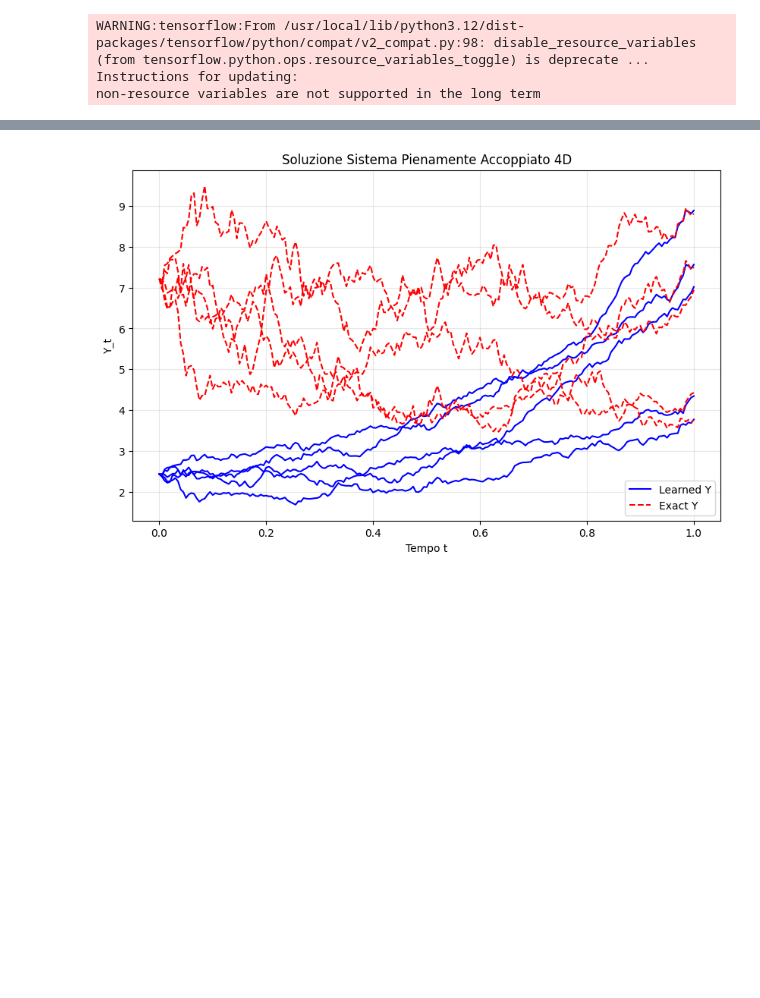
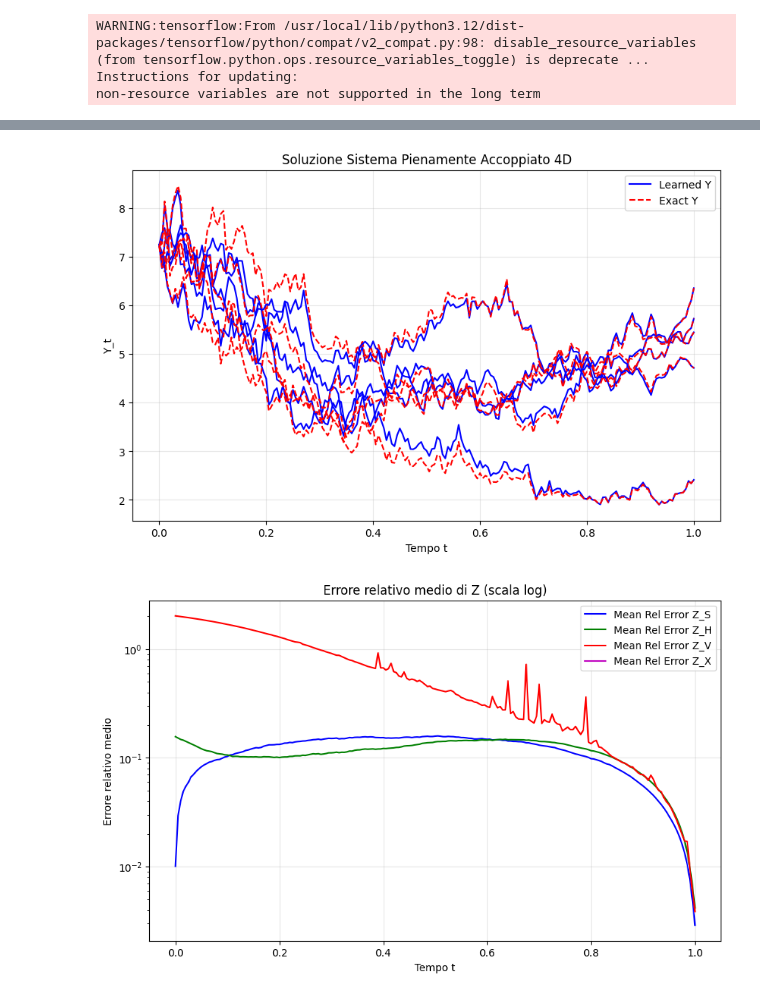
Before and after one commit to EmanueleLippi/code, a Jupyter notebook: FBSDENN_Lippi/notebook/fully_coupled.ipynb, the cells around one changed output, grey strips where cells are left out. Saved outputs shown, nothing was run; the diff lists cells and outputs as text; code cells hidden in the pictures; blank space fills up the shorter version.

```diff
--- a/FBSDENN_Lippi/notebook/fully_coupled.ipynb
+++ b/FBSDENN_Lippi/notebook/fully_coupled.ipynb
@@ -281,7 +287,9 @@ class NN(FBSNN):
 
         term1 = (1.0 + H) * (mu * (c - S) * exp_S)
         term2 = mu * (c - H) * exp_S
-        term3 = (2.0 * V + X_state) * (a * (X_state**2 + b * H + c * V))
+        Z_V = Z[:, 2:3]
+        V_from_Z = 0.5 * ((tf.exp(t) * Z_V / s3) - X_state)
+        term3 = (2.0 * V + X_state) * (a * (X_state**2 + b * H + c * V_from_Z))
         term4 = V**2 + s3**2
         term5 = 0.5 * exp_S * (s1**2) * (1.0 + H)
 
@@ -331,41 +339,56 @@ if __name__ == "__main__":
     model = NN(Xi, T, M, N, D, layers, params)
 
     print("===WARMUP===")
-    model.train(N_Iter = 500, learning_rate=1e-4)
+    model.train(N_Iter=500, learning_rate=1e-4)
 
     print("=== Avvio training (High Precision) ===")
-    # Strategia di training a step
-    model.train(N_Iter = 3000, learning_rate = 1e-3)
-    model.train(N_Iter = 5000, learning_rate = 1e-4)
-    model.train(N_Iter = 5000, learning_rate = 1e-5)
-    model.train(N_Iter = 3000, learning_rate = 1e-6)
+    model.train(N_Iter=3000, learning_rate=1e-3)
+    model.train(N_Iter=5000, learning_rate=1e-4)
+    model.train(N_Iter=5000, learning_rate=1e-5)
+    model.train(N_Iter=3000, learning_rate=1e-6)
 
     # --- PLOTTING ---
     t_test, W_test = model.fetch_minibatch()
-    X_pred, Y_pred = model.predict(Xi, t_test, W_test)
+    X_pred, Y_pred, Z_pred = model.predict(Xi, t_test, W_test)
 
     def u_exact(t, Xi_arr):
         S = Xi_arr[:, 0:1]
         H = Xi_arr[:, 1:2]
         V = Xi_arr[:, 2:3]
-        X = Xi_arr[:, 3:4]
-        # u = e^-t * (e^S + e^S*H + V^2 + X*V)
-        return np.exp(-t) * (np.exp(S) + np.exp(S)*H + V**2 + X*V)
+        X_state = Xi_arr[:, 3:4]
+        return np.exp(-t) * (np.exp(S) + np.exp(S)*H + V**2 + X_state*V)
+
+    def z_exact(t, Xi_arr):
+        S = Xi_arr[:, 0:1]
+        H = Xi_arr[:, 1:2]
+        V = Xi_arr[:, 2:3]
+        X_state = Xi_arr[:, 3:4]
+
+        s1 = params['s1']
+        s2 = params['s2']
+        s3 = params['s3']
+
+        common = np.exp(-t)
+        z_s = common * np.exp(S) * (1.0 + H) * s1
+        z_h = common * np.exp(S) * s2
+        z_v = common * (2.0 * V + X_state) * s3
+        z_x = np.zeros_like(z_s)
+
+        return np.concatenate([z_s, z_h, z_v, z_x], axis=1)
 
     Xi_reshaped = X_pred.reshape(-1, D)
     t_reshaped = t_test.reshape(-1, 1)
 
-    # Calcolo soluzione esatta sui punti predetti
     Y_exact = u_exact(t_reshaped, Xi_reshaped).reshape(M, N+1, 1)
+    Z_exact = z_exact(t_reshaped, Xi_reshaped).reshape(M, N+1, D)
 
-    exact_Y0 = u_exact(np.array([[0.0]]), Xi)[0,0]
+    exact_Y0 = u_exact(np.array([[0.0]]), Xi)[0, 0]
     print(f"\nPredicted Y0: {Y_pred[0,0,0]:.4f}")
     print(f"Exact Y0:     {exact_Y0:.4f}")
 
     plt.figure(figsize=(10,6))
     plt.plot(t_test[0,:,0], Y_pred[0,:,0], 'b', label='Learned Y')
     plt.plot(t_test[0,:,0], Y_exact[0,:,0], 'r--', label='Exact Y')
-    # Plot di altre traiettorie per vedere la varianza
     plt.plot(t_test[1:5,:,0].T, Y_pred[1:5,:,0].T, 'b')
     plt.plot(t_test[1:5,:,0].T, Y_exact[1:5,:,0].T, 'r--')
     plt.title("Soluzione Sistema Pienamente Accoppiato 4D")
@@ -374,6 +397,25 @@ if __name__ == "__main__":
     plt.legend()
     plt.grid(True, alpha=0.3)
     plt.show()
+
+    # Errore relativo medio sui componenti di Z (stile log_z, ma corretto per ogni componente)
+    eps = 1e-8
+    rel_err_Z = np.abs((Z_pred - Z_exact) / (np.abs(Z_exact) + eps))
+    mean_rel_err_Z = np.mean(rel_err_Z, axis=0)  # (N+1, D)
+
+    labels = ['Z_S', 'Z_H', 'Z_V', 'Z_X']
+    colors = ['b', 'g', 'r', 'm']
+
+    plt.figure(figsize=(10,6))
+    for d in range(D):
+        plt.plot(t_test[0,:,0], mean_rel_err_Z[:, d], colors[d], label=f'Mean Rel Error {labels[d]}')
+    plt.yscale('log')
+    plt.title('Errore relativo medio di Z (scala log)')
+    plt.xlabel('Tempo t')
+    plt.ylabel('Errore relativo medio')
+    plt.legend()
+    plt.grid(True, alpha=0.3)
+    plt.show()
 # %% [output]
 Device mapping:
 /job:localhost/replica:0/task:0/device:GPU:0 -> device: 0, name: Tesla T4, pci bus id: 0000:00:04.0, compute capability: 7.5
@@ -394,2 +436,3 @@ Predicted Y0: 2.4315
 Exact Y0:     7.2225
-[figure, old version]
+[figure, new version]
+[figure, added]
```
Also changed, not shown: parts of 2 cells of this notebook, 3 other files.
